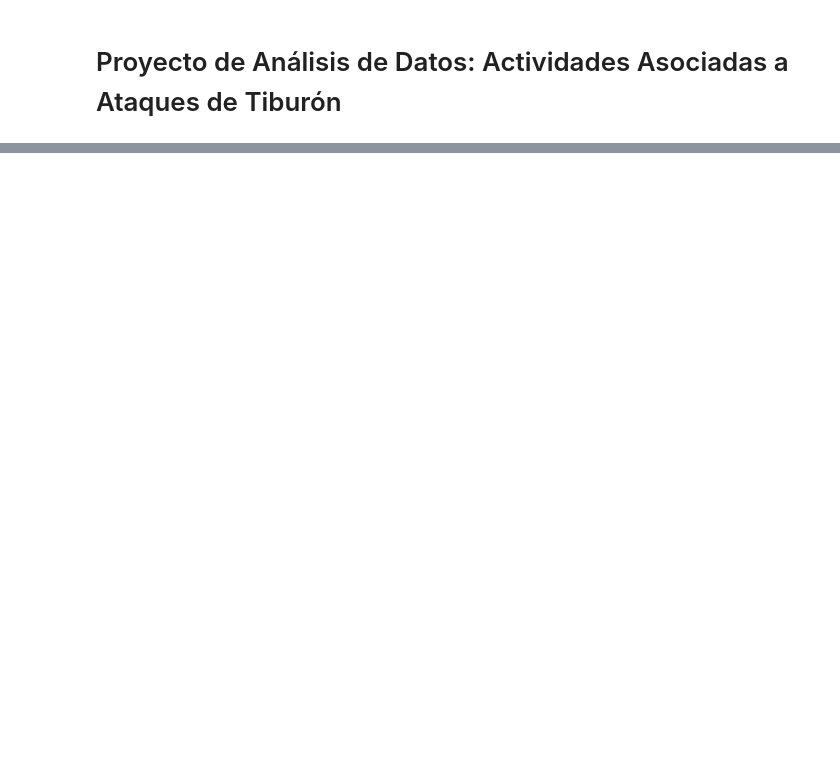
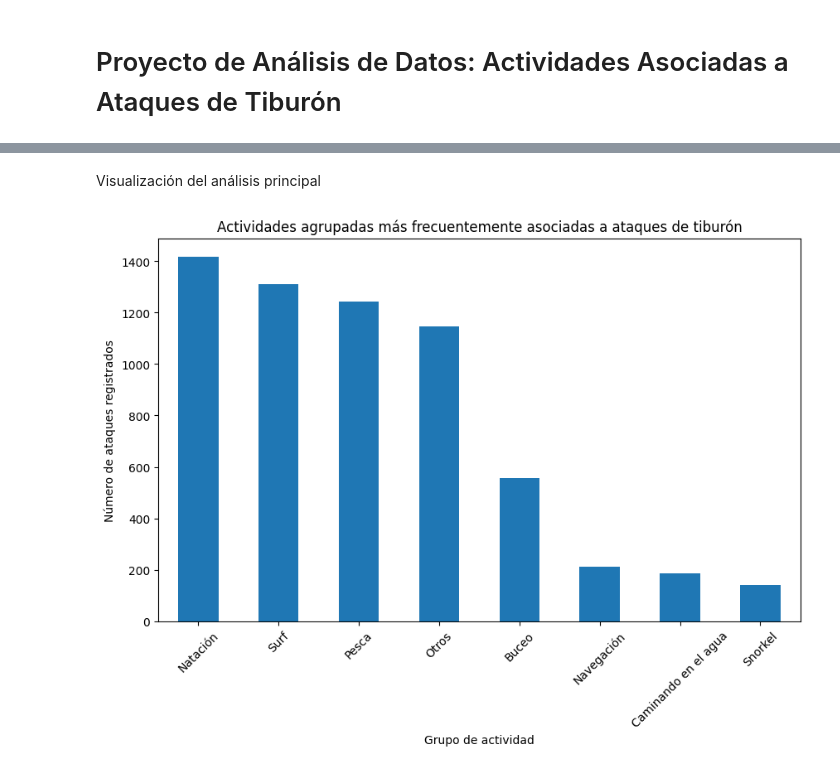
Before and after one commit to gabrieleb76-bot/Shark_Attacks_New, a Jupyter notebook: Shark_Attacks.ipynb, the cells around one changed output, grey strips where cells are left out. Cells and saved outputs as stored; diff of their text form; code cells hidden in the pictures; blank space fills up the shorter version.

```diff
--- a/Shark_Attacks.ipynb
+++ b/Shark_Attacks.ipynb
@@ -646,0 +156,5 @@ Sin embargo, es importante destacar que este análisis refleja únicamente la fr
+# %%
+df["Fatal Y/N"] = df["Fatal Y/N"].replace(
+    ["UNKNOWN", "F", "M", "NQ", "2017", "Y X 2", "NAN"],
+    np.nan
+)
@@ -646,0 +207,25 @@ Sin embargo, es importante destacar que este análisis refleja únicamente la fr
+# %%
+def agrupar_actividad(texto):
+    if pd.isna(texto):
+        return "Otros"
+
+    texto = str(texto).lower().strip()
+
+    if re.search(r"surf", texto):
+        return "Surf"
+    elif re.search(r"swim|bathing", texto):
+        return "Natación"
+    elif re.search(r"fish", texto):
+        return "Pesca"
+    elif re.search(r"dive|diving|scuba", texto):
+        return "Buceo"
+    elif re.search(r"snork", texto):
+        return "Snorkel"
+    elif re.search(r"boat|sail|kayak|canoe|paddle", texto):
+        return "Navegación"
+    elif re.search(r"wading", texto):
+        return "Caminando en el agua"
+    else:
+        return "Otros"
+# %%
+df["activity_group"] = df["Activity"].apply(agrupar_actividad)
@@ -646,0 +269,3 @@ Sin embargo, es importante destacar que este análisis refleja únicamente la fr
+# %%
+activity_counts = df.groupby("activity_group").size().sort_values(ascending=False)
+activity_counts
@@ -646,0 +283,11 @@ Sin embargo, es importante destacar que este análisis refleja únicamente la fr
+# %% [markdown]
+Visualización del análisis principal
+# %%
+activity_counts.plot(kind="bar", figsize=(10,6))
+plt.title("Actividades agrupadas más frecuentemente asociadas a ataques de tiburón")
+plt.xlabel("Grupo de actividad")
+plt.ylabel("Número de ataques registrados")
+plt.xticks(rotation=45)
+plt.show()
+# %% [output]
+[figure, added]
```
Also changed, not shown: parts of 99 cells of this notebook.
